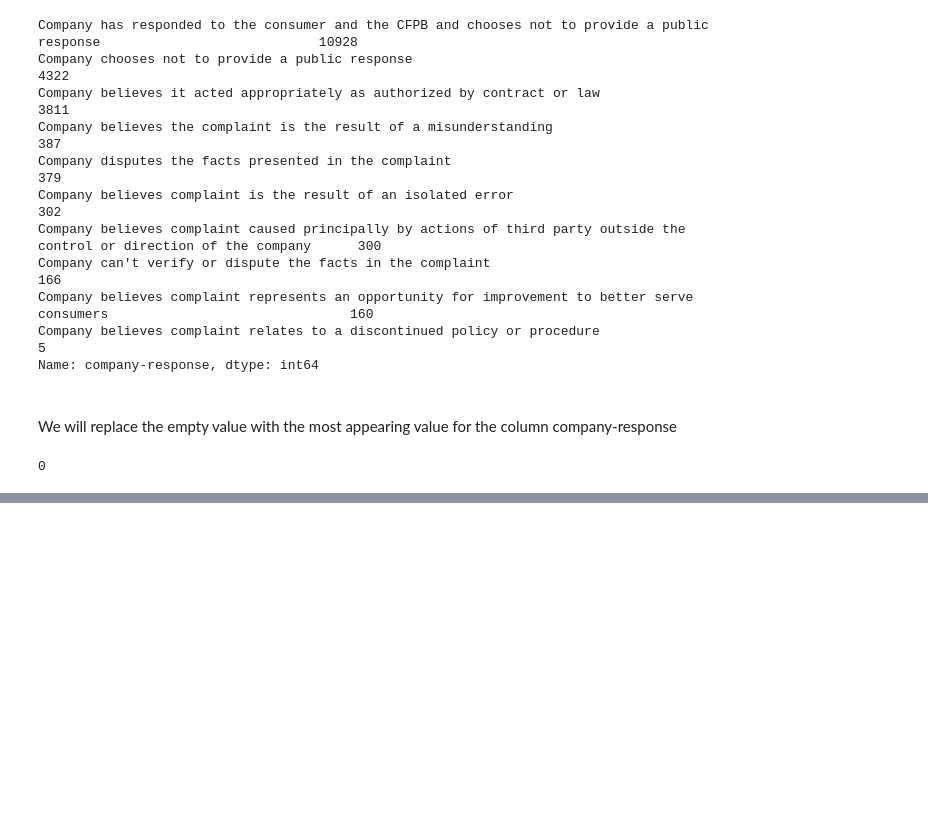
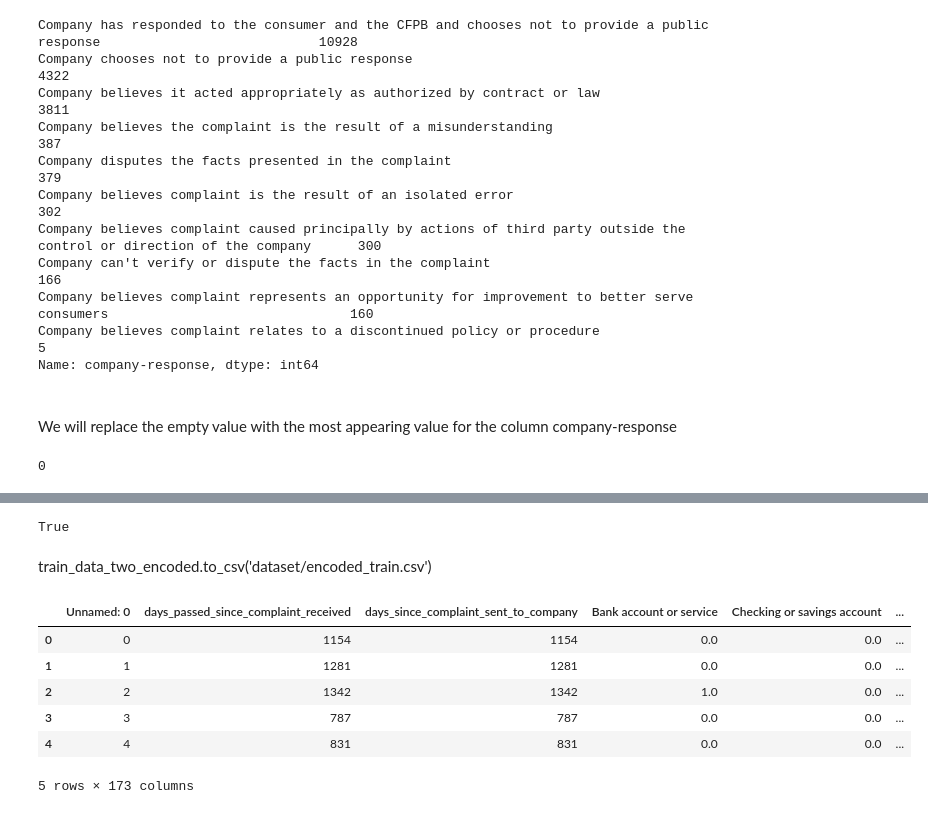
Before and after one commit to in-tandem/real_world_use_cases_1, a Jupyter notebook: supervised/classification/hacker_earth/society_generale/complaint_tracker/complaint_tracker_first_go.ipynb, the cells around one changed output, grey strips where cells are left out. Saved outputs shown, nothing was run; the diff lists cells and outputs as text; code cells hidden in the pictures; blank space fills up the shorter version.

```diff
--- a/supervised/classification/hacker_earth/society_generale/complaint_tracker/complaint_tracker_first_go.ipynb
+++ b/supervised/classification/hacker_earth/society_generale/complaint_tracker/complaint_tracker_first_go.ipynb
@@ -528,0 +629,35 @@ train_data_two_encoded['company-response'].isnull().sum()
+# %%
+train_data_two_encoded.shape[0] == train_data.shape[0]
+
+#we will check if our data wrangling hasnt introduced any new rows
+# %% [output]
+True
+# %% [markdown]
+train_data_two_encoded.to_csv('dataset/encoded_train.csv')
+# %%
+train_data_two_encoded = panda.read_csv('dataset/encoded_train.csv')
+# %%
+## lets prepare our x data set values
+
+columns_not_required = ['complaint-id',\
+ 'date-received',\
+ 'transaction-type',\
+ 'complaint-reason',\
+ 'company-response',\
+ 'date-sent-to-company',\
+ 'complaint-status',\
+ 'consumer-disputes',\
+ 'consumer-complaint-summary']
+
+
+x = train_data_two_encoded[[i for i in train_data_two_encoded.columns.tolist() if i not in columns_not_required]]
+
+x.head()
+# %% [output]
+|  | Unnamed: 0 | days_passed_since_complaint_received | days_since_complaint_sent_to_company | Bank account or service | Checking or savings account | ... |
+| 0 | 0 | 1154 | 1154 | 0.0 | 0.0 | ... |
+| 1 | 1 | 1281 | 1281 | 0.0 | 0.0 | ... |
+| 2 | 2 | 1342 | 1342 | 1.0 | 0.0 | ... |
+| 3 | 3 | 787 | 787 | 0.0 | 0.0 | ... |
+| 4 | 4 | 831 | 831 | 0.0 | 0.0 | ... |
+5 rows × 173 columns
```
Also changed, not shown: parts of 66 cells of this notebook, 2 other files.
